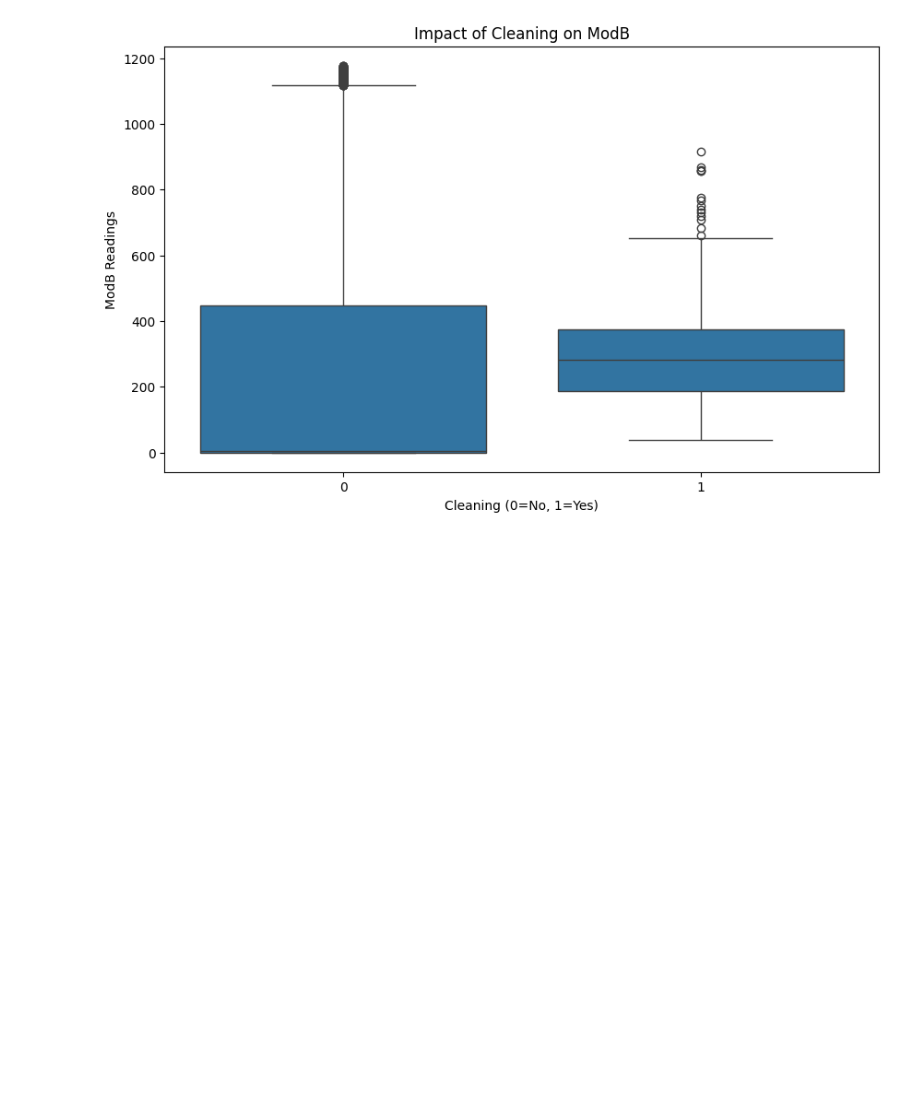
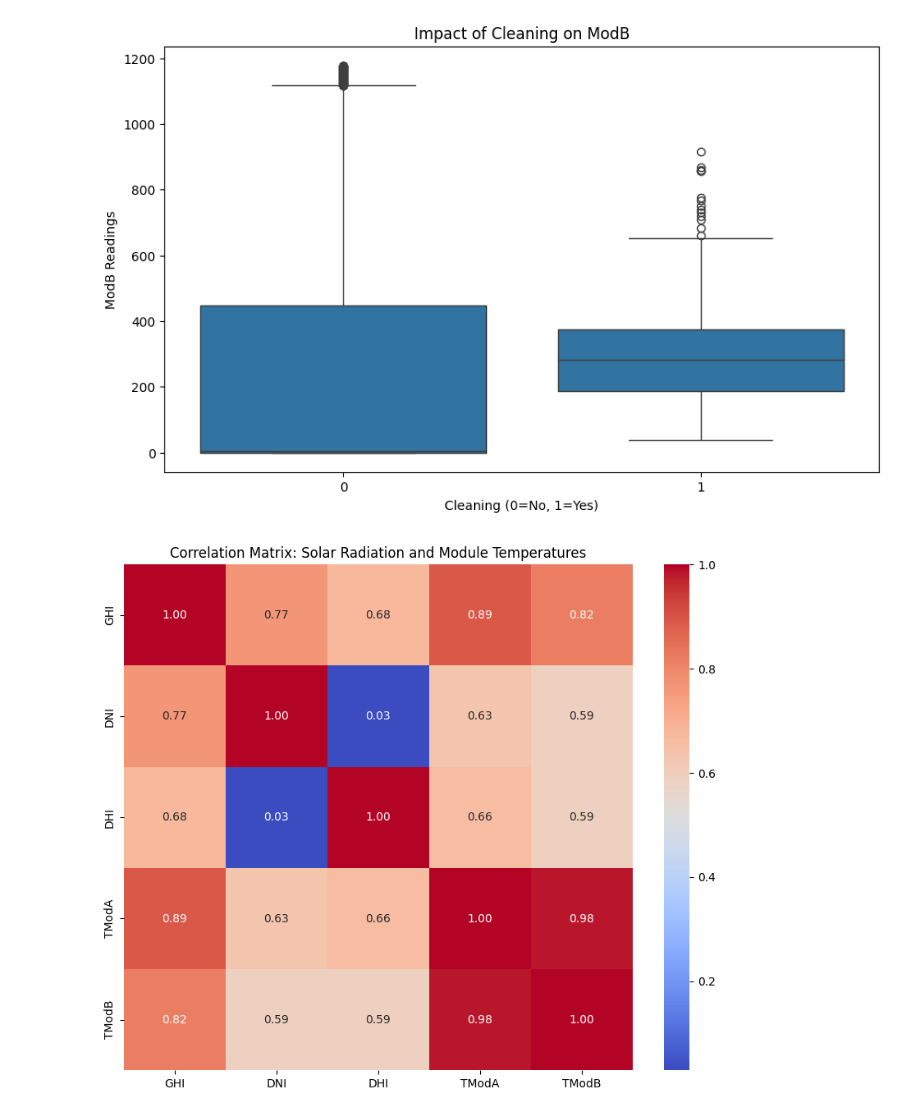
Before and after one commit to Nahom-ketsela/kaim-week-00, a Jupyter notebook: benin.ipynb, the cells around one changed output. Cells and saved outputs as stored; diff of their text form; code cells hidden in the pictures; blank space fills up the shorter version.

Commit message:
Correlation Analysis between solar radiation components (GHI, DNI, DHI) and module temperatures (TModA, TModB) and influence of wind conditions (WS, WSgust, WD) on solar irradiance.

```diff
--- a/benin.ipynb
+++ b/benin.ipynb
@@ -266,3 +266,14 @@ plt.show()
 # %% [output]
 [figure]
 [figure]
+# %%
+# Compute correlation matrix
+correlation_matrix = data[['GHI', 'DNI', 'DHI', 'TModA', 'TModB']].corr()
+
+# Heatmap of the correlation matrix
+plt.figure(figsize=(10, 8))
+sns.heatmap(correlation_matrix, annot=True, cmap='coolwarm', fmt=".2f")
+plt.title('Correlation Matrix: Solar Radiation and Module Temperatures')
+plt.show()
+# %% [output]
+[figure, added]
```
Also changed, not shown: parts of 2 cells of this notebook.
